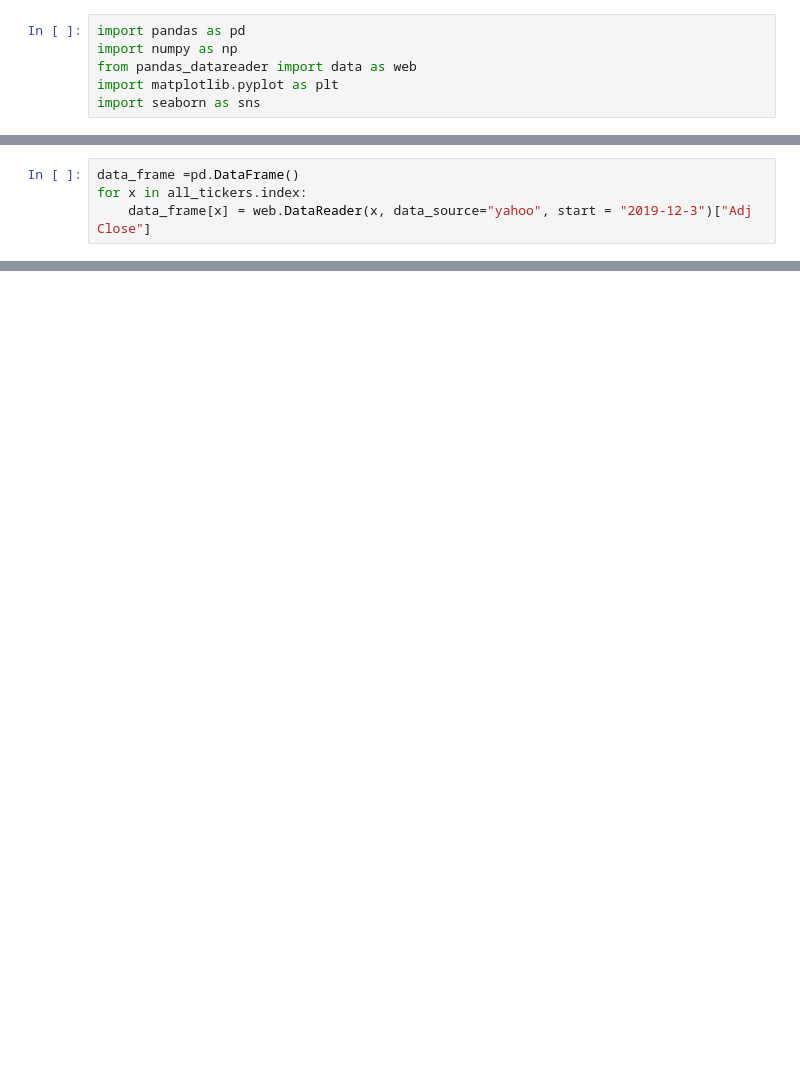
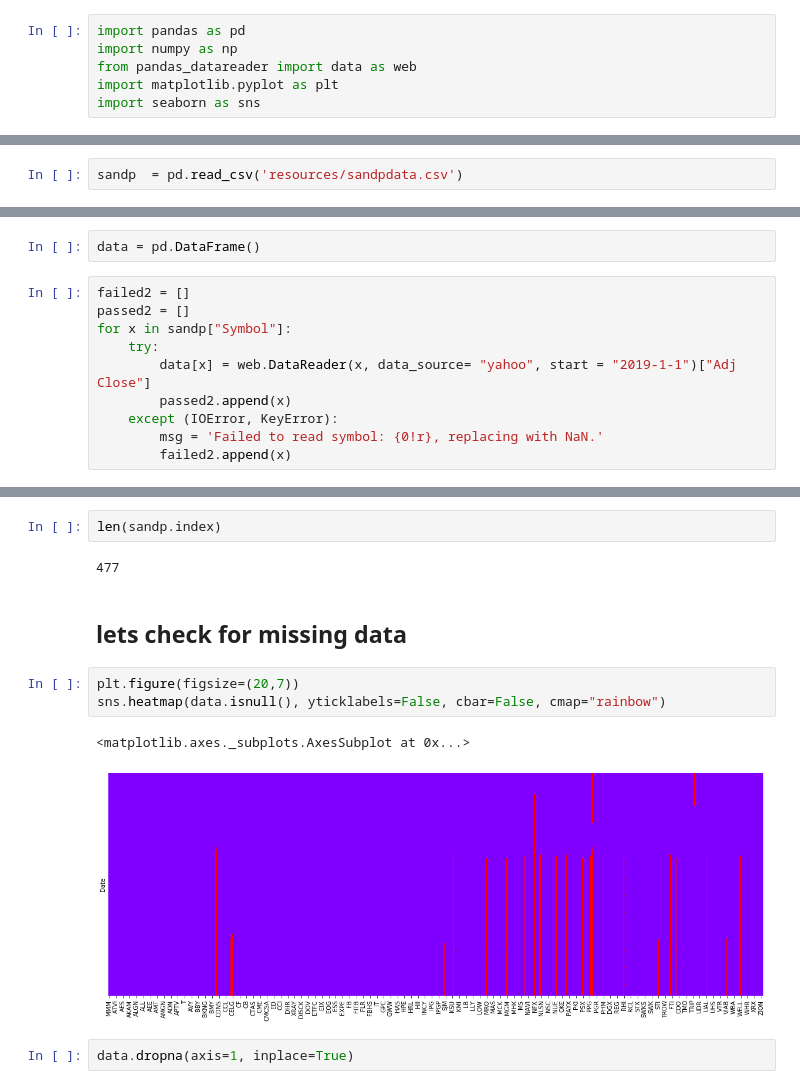
Before and after one commit to Berkat0789/Portfolio, a Jupyter notebook: Finance/Securities Recommendation System/Stock Recommendation System.ipynb, the cells around one changed output, grey strips where cells are left out. Cells and saved outputs as stored; diff of their text form; blank space fills up the shorter version.

```diff
--- a/Finance/Securities Recommendation System/Stock Recommendation System.ipynb
+++ b/Finance/Securities Recommendation System/Stock Recommendation System.ipynb
@@ -19,4 +6,0 @@ all_tickers.drop("BBT", inplace=True)
-# %%
-data_frame =pd.DataFrame()
-for x in all_tickers.index:
-    data_frame[x] = web.DataReader(x, data_source="yahoo", start = "2019-12-3")["Adj Close"]
@@ -24,0 +17,2 @@ KeyError: 'Date'
+# %%
+sandp  = pd.read_csv('resources/sandpdata.csv')
@@ -24,0 +23,12 @@ KeyError: 'Date'
+# %%
+data = pd.DataFrame()
+# %%
+failed2 = []
+passed2 = []
+for x in sandp["Symbol"]:
+    try:
+        data[x] = web.DataReader(x, data_source= "yahoo", start = "2019-1-1")["Adj Close"]
+        passed2.append(x)
+    except (IOError, KeyError):
+        msg = 'Failed to read symbol: {0!r}, replacing with NaN.'
+        failed2.append(x)
@@ -24,0 +68,14 @@ KeyError: 'Date'
+# %%
+len(sandp.index)
+# %% [output]
+477
+# %% [markdown]
+## lets check for missing data
+# %%
+plt.figure(figsize=(20,7))
+sns.heatmap(data.isnull(), yticklabels=False, cbar=False, cmap="rainbow")
+# %% [output]
+<matplotlib.axes._subplots.AxesSubplot at 0x...>
+[figure, added]
+# %%
+data.dropna(axis=1, inplace=True)
```
Also changed, not shown: parts of 71 cells of this notebook, 5 other files.
